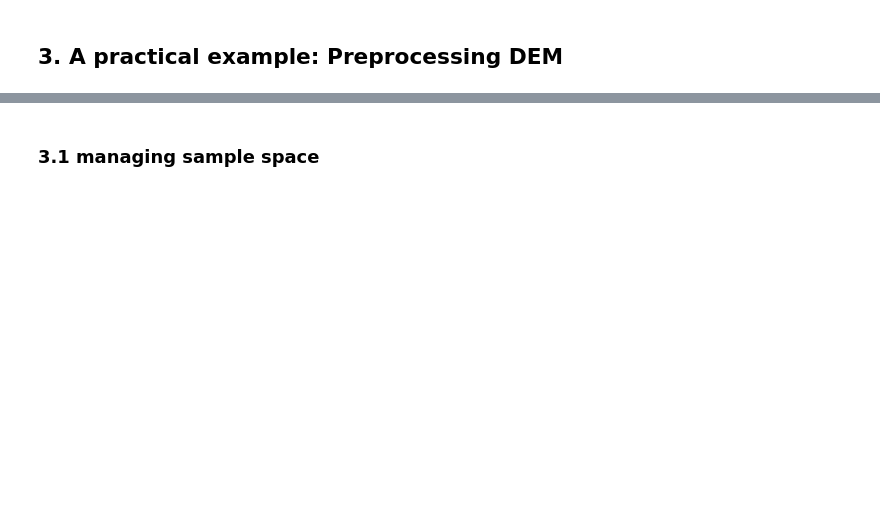
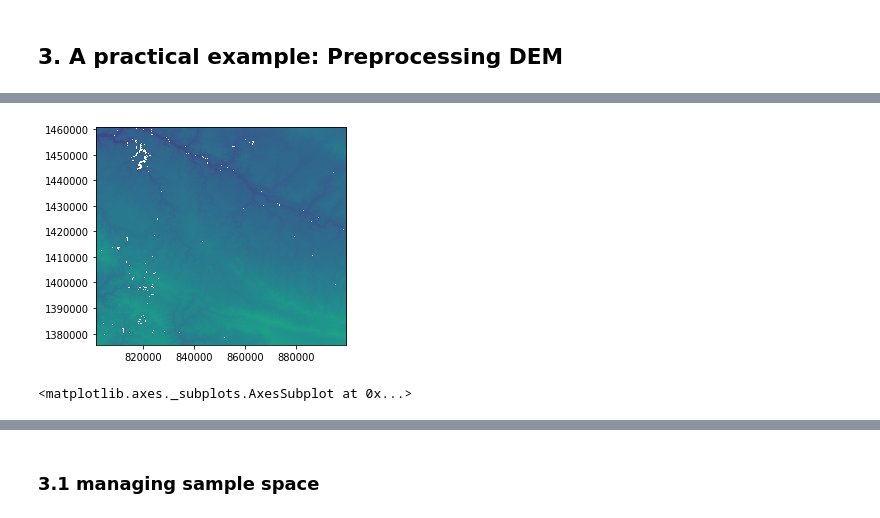
Before and after one commit to nredick/keras-spatial, a Jupyter notebook: examples/ks-preprocess-dem.ipynb, the cells around one changed output, grey strips where cells are left out. Drawn from its saved outputs; the diff is of its cells as text; code cells hidden in the pictures; blank space fills up the shorter version.

```diff
--- a/examples/ks-preprocess-dem.ipynb
+++ b/examples/ks-preprocess-dem.ipynb
@@ -85,0 +88,11 @@ Created 323 samples
+# %%
+import rasterio
+from rasterio.plot import show
+
+dem_path = '/home/kv64/main/projects/proj_keras_spatial/data/mclean_roi.tif'
+
+dem = rasterio.open(dem_path)
+show(dem)
+# %% [output]
+[figure, added]
+<matplotlib.axes._subplots.AxesSubplot at 0x...>
```
Also changed, not shown: parts of 27 cells of this notebook.
